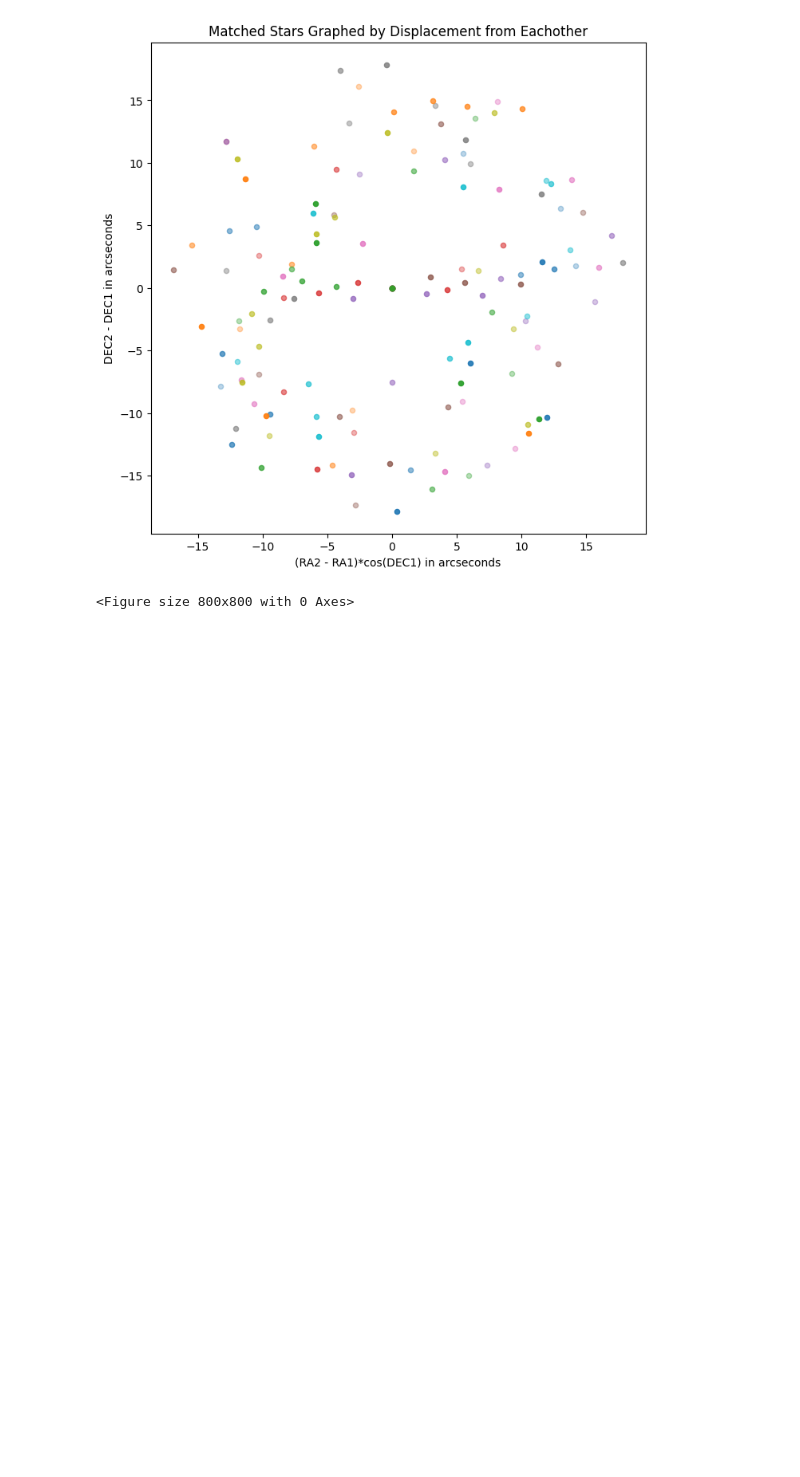
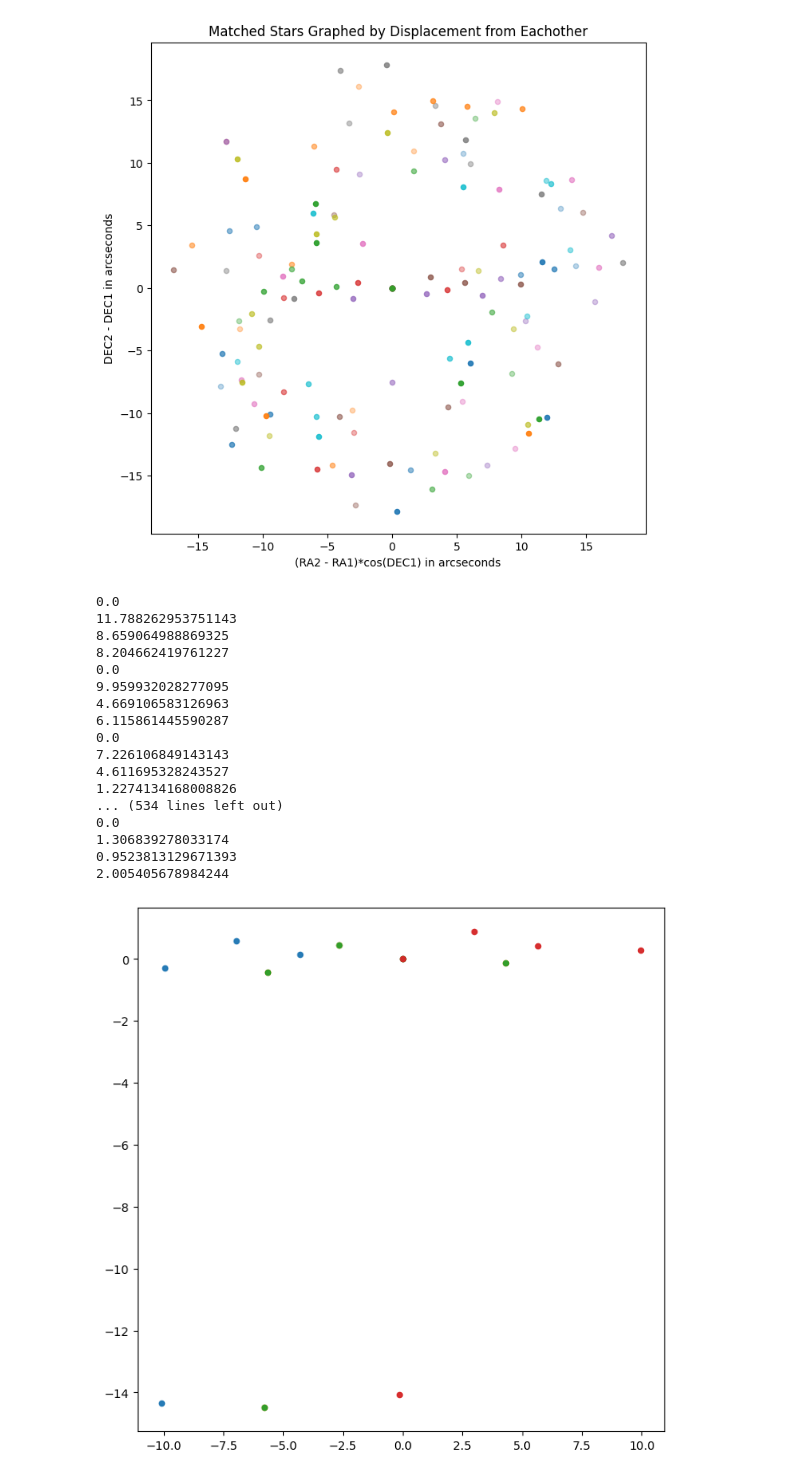
Before and after one commit to JoaoDPassos/brown-dwarf-search, a Jupyter notebook: CrossMatchFIltering.ipynb, the cells around one changed output. Drawn from its saved outputs; the diff is of its cells as text; code cells hidden in the pictures; blank space fills up the shorter version.

Commit message:
Using more robust form of distance calculation
Now I am using a method I derived myself and is supported by a textbook (linked in nb) instead of an equation I found online

```diff
--- a/CrossMatchFIltering.ipynb
+++ b/CrossMatchFIltering.ipynb
@@ -108,39 +95,62 @@ Text(0.5, 1.0, 'Matched Stars Graphed by Displacement from Eachother')
 # %%
 #2 millescond distance from the line
 #put geometry in notebook
-def closeToProjection(slope, x, y, error):
-    distance = abs(-slope * x + y)/(slope**2 + 1)**0.5
+
+#magnitude of the cross product of 2  2D vectors
+def magCross(v1, v2):
+    return (v1[0] * v2[1])-(v2[0] * v1[1])
+
+def closeToProjection(v, x,y, error):
+    vector1 = x, y
+    distance = abs(magCross(vector1, v)/(v[0]**2 + v[1]**2)**0.5) #https://openstax.org/books/calculus-volume-3/pages/2-5-equations-of-lines-and-planes-in-space
+    print(distance)
     return distance < (error)
 
 
 plt.figure(figsize=(8, 8))
 for _hipscat_index, group in four_or_more_matches.groupby('_hipscat_index'):
     #origin point
     ra1, dec1 = group.iloc[0][["RA_1", "DEC_1"]]
 
     #array of matched points
     ra2, dec2 = group[["RA_2", "DEC_2"]].to_numpy().T
 
     #perform delta RA, DEC calculations
     x_vals = (ra2 - ra1) * np.cos(np.radians(dec1)) * 3600
     y_vals = (dec2 - dec1) * 3600
     coords = zip(x_vals, y_vals)
     coords = list(coords)
 
 
     for i in range(len(coords)):
         found = 0
         x,y = coords[i]
         if y == 0: continue
-        slope = (x/y)
+        v = (x,y) #direction vector
 
         for j in range(len(coords)):
             if j == i: continue
             test_x, test_y = coords[j]
-            if closeToProjection(slope, test_x, test_y, 0.2):
+            if (v[0] != 0 and v[1] != 0) and closeToProjection(v, test_x, test_y, .65):
                 found += 1
         if found >= 3:
             plt.scatter(x_vals, y_vals, s=20, alpha=alpha)
-            print(ra1, dec1)
 # %% [output]
-<Figure size 800x800 with 0 Axes>
+0.0
+11.788262953751143
+8.659064988869325
+8.204662419761227
+0.0
+9.959932028277095
+4.669106583126963
+6.115861445590287
+0.0
+7.226106849143143
+4.611695328243527
+1.2274134168008826
+... (534 lines left out)
+0.0
+1.306839278033174
+0.9523813129671393
+2.005405678984244
+[figure, added]
```
Also changed, not shown: parts of 1 cell of this notebook, 1 other file.
